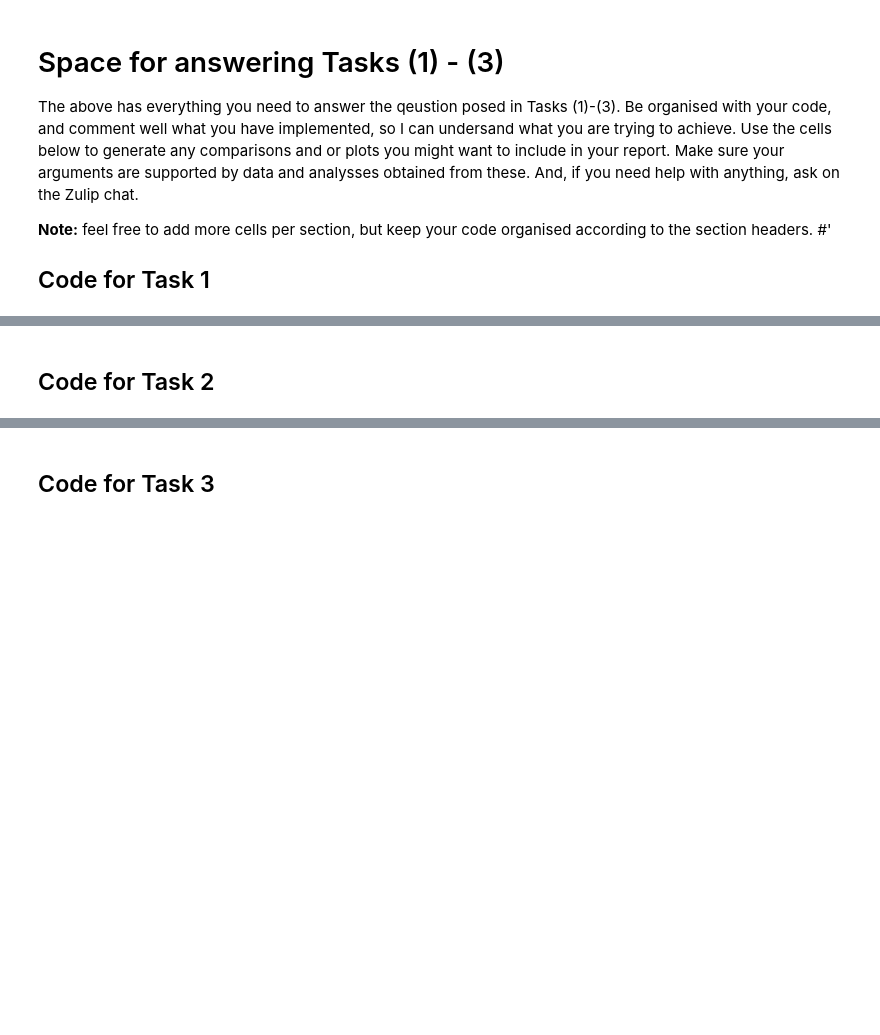
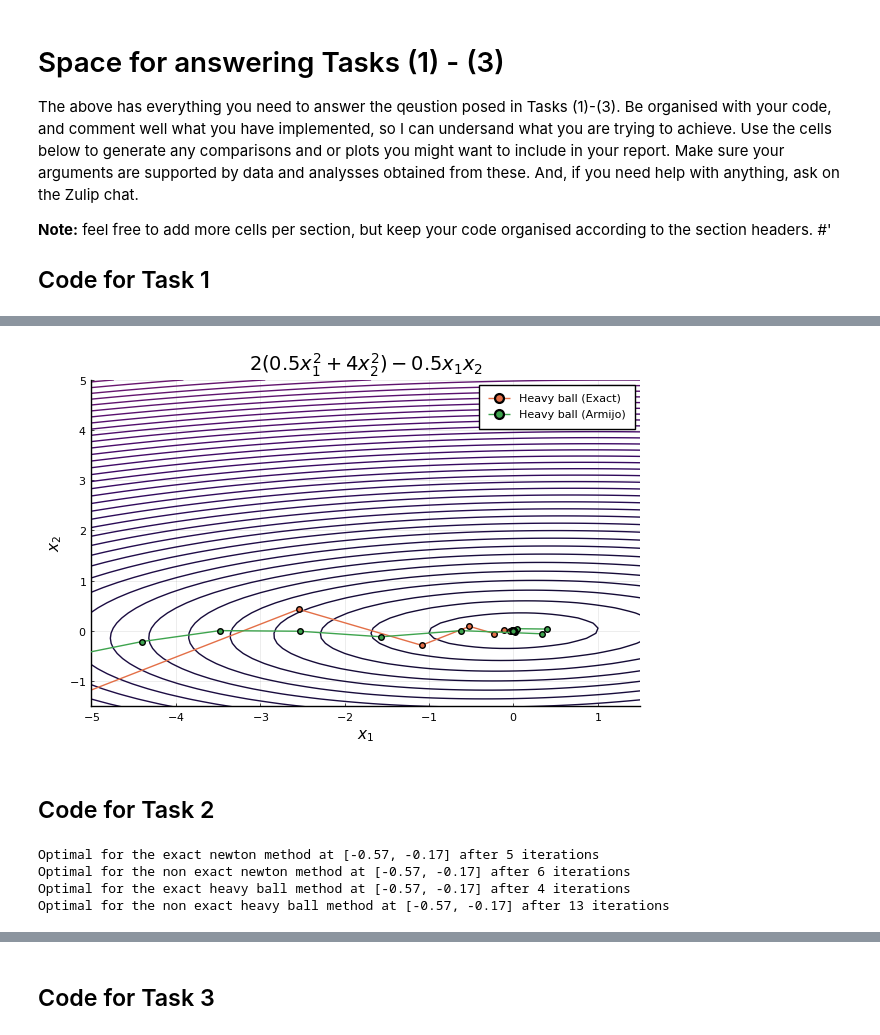
Before and after one commit to christiansegercrantz/Nonlinear-Optimization-course-2021, a Jupyter notebook: Project 1/PA1_skeleton.ipynb, the cells around one changed output, grey strips where cells are left out. Saved outputs shown, nothing was run; the diff lists cells and outputs as text; code cells hidden in the pictures; blank space fills up the shorter version.

```diff
--- a/Project 1/PA1_skeleton.ipynb
+++ b/Project 1/PA1_skeleton.ipynb
@@ -602,2 +663,20 @@ The above has everything you need to answer the qeustion posed in Tasks (1)-(3).
+# %%
+#Heavy ball
+countour_limit = 1000
+contour(x,y, (x,y) -> f([x,y]),
+    title  = L"2(0.5x_1^2 + 4x_2^2) - 0.5x_1x_2",
+    levels = [0.0 + i^1.5 for i = 1:countour_limit],  # which level curves to show
+    cbar = false,
+    clims = (-100,countour_limit),                   # adjust the coloring limits
+    xaxis = (L"$x_1$", (-5, 1.5)),  # the L at the front let us use LaTeX axis labels; the parethesis give the visual range
+    yaxis = (L"$x_2$", (-1.5, 5)),
+)
+
+#
+plot!(x_iter_heavyball_exact[:,1], x_iter_heavyball_exact[:,2], label = "Heavy ball (Exact)", marker=:circle)
+plot!(x_iter_heavyball_nonexact[:,1], x_iter_heavyball_nonexact[:,2], label = "Heavy ball (Armijo)", marker=:circle)
+savefig("plots/task1_HB.png")
+# %% [output]
+[figure, added]
 # %% [markdown]
 ## Code for Task 2
@@ -605,0 +683,34 @@ The above has everything you need to answer the qeustion posed in Tasks (1)-(3).
+# %%
+# Add the code you generate for task 2 here or in any additional cells before the header for the next task.
+g(x) = 2*exp(x[1]+2*x[2]-0.1)+exp(x[1]-2*x[2]-0.1)+exp(-x[1]-0.2)
+x_init = [-2.5,-3.5]
+#
+(x_iter_newton_exact, k_newton_exact) = newton(g, x_start = x_init, save_history= true, exact_ls=true);
+(x_iter_newton_nonexact, k_newton_nonexact) = newton(g, x_start = x_init, save_history= true, exact_ls=false);
+println("Optimal for the exact newton method at ",
+         round.(x_iter_newton_exact[end,:],digits=2),
+         " after ",
+         k_newton_exact,
+         " iterations")
+println("Optimal for the non exact newton method at ",
+         round.(x_iter_newton_nonexact[end,:],digits=2),
+         " after ",
+         k_newton_nonexact,
+         " iterations")
+(x_iter_bfgs_exact, k_bfgs_exact) = bfgs(g, x_start = x_init, save_history= true, exact_ls=true);
+(x_iter_bfgs_nonexact, k_bfgs_nonexact) = bfgs(g, x_start = x_init, save_history= true,exact_ls=false);
+println("Optimal for the exact heavy ball method at ",
+         round.(x_iter_bfgs_exact[end,:],digits=2),
+         " after ",
+         k_bfgs_exact,
+         " iterations")
+println("Optimal for the non exact heavy ball method at ",
+         round.(x_iter_bfgs_nonexact[end,:],digits=2),
+         " after ",
+         k_bfgs_nonexact,
+         " iterations")
+# %% [output]
+Optimal for the exact newton method at [-0.57, -0.17] after 5 iterations
+Optimal for the non exact newton method at [-0.57, -0.17] after 6 iterations
+Optimal for the exact heavy ball method at [-0.57, -0.17] after 4 iterations
+Optimal for the non exact heavy ball method at [-0.57, -0.17] after 13 iterations
```
Also changed, not shown: parts of 19 cells of this notebook, 10 other files.
